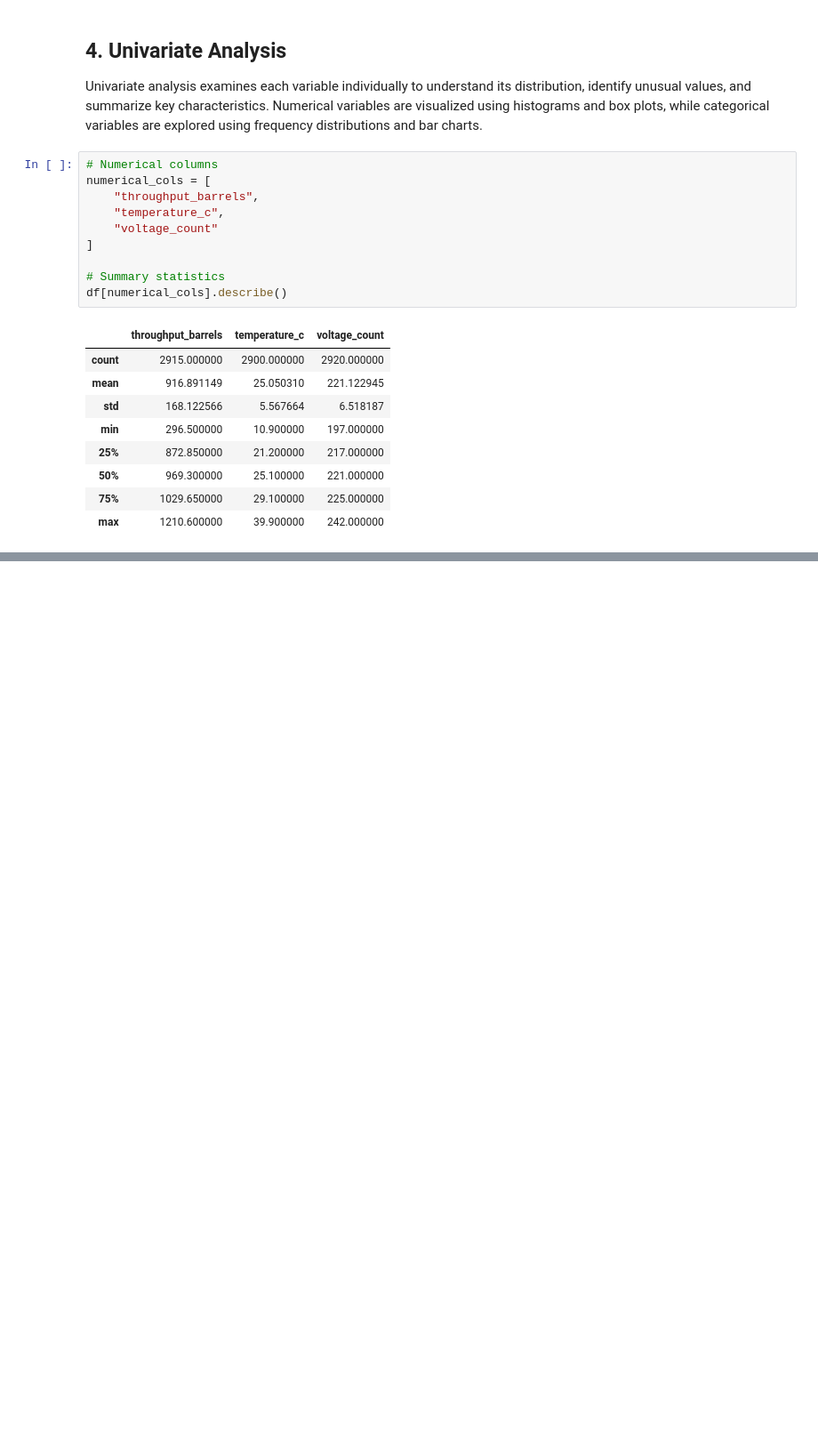
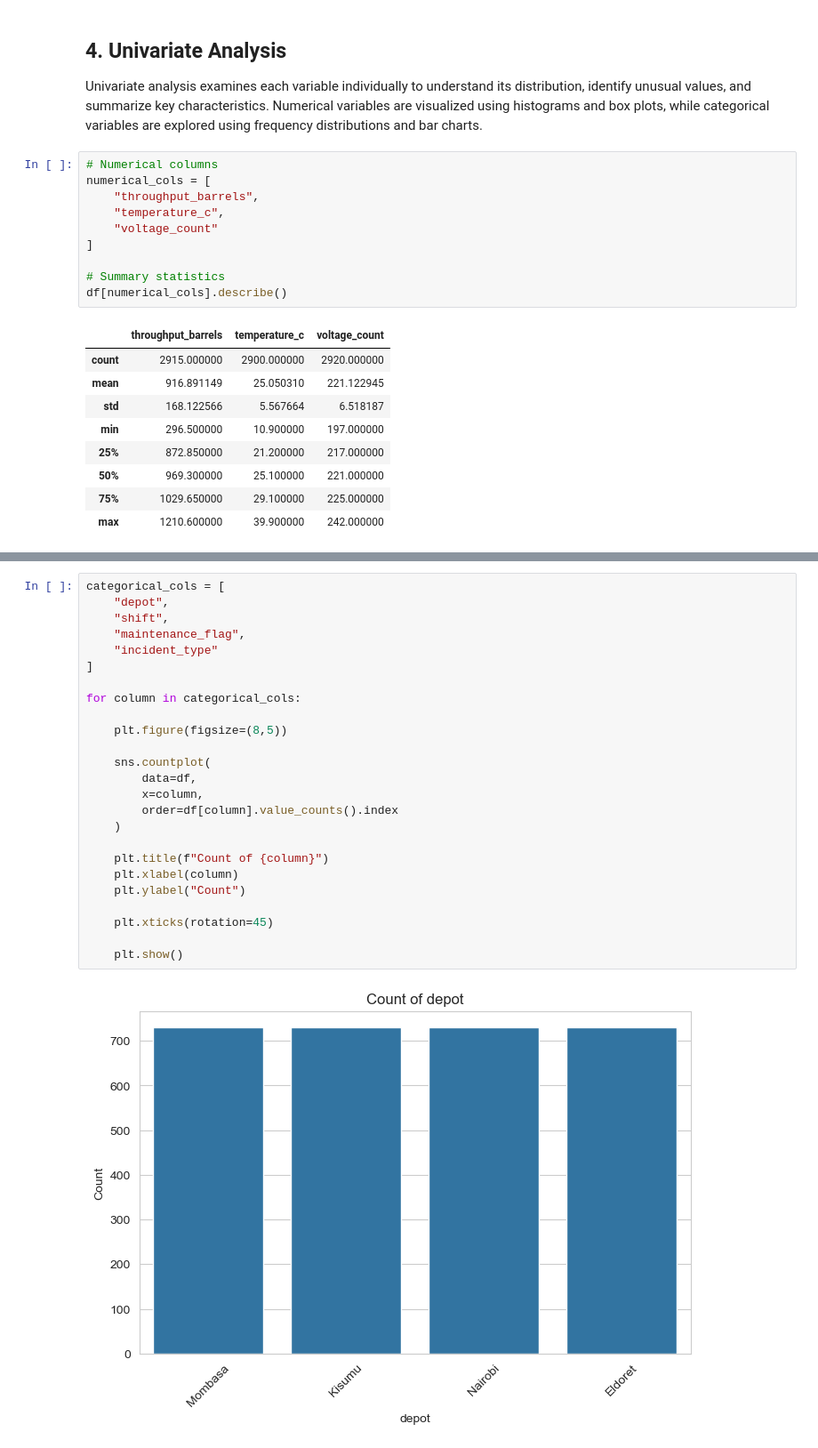
Before and after one commit to WanjikuSharon/week5_diagnostics_analysis, a Jupyter notebook: week5_diagnostics_analysis.ipynb, the cells around one changed output, grey strips where cells are left out. Shown at 89% size. Cells and saved outputs as stored; diff of their text form; blank space fills up the shorter version.

```diff
--- a/week5_diagnostics_analysis.ipynb
+++ b/week5_diagnostics_analysis.ipynb
@@ -186,0 +218,27 @@ df[numerical_cols].describe()
+# %%
+categorical_cols = [
+    "depot",
+    "shift",
+    "maintenance_flag",
+    "incident_type"
+]
+
+for column in categorical_cols:
+
+    plt.figure(figsize=(8,5))
+
+    sns.countplot(
+        data=df,
+        x=column,
+        order=df[column].value_counts().index
+    )
+
+    plt.title(f"Count of {column}")
+    plt.xlabel(column)
+    plt.ylabel("Count")
+
+    plt.xticks(rotation=45)
+
+    plt.show()
+# %% [output]
+[figure, added]
```
Also changed, not shown: parts of 4 cells of this notebook.
